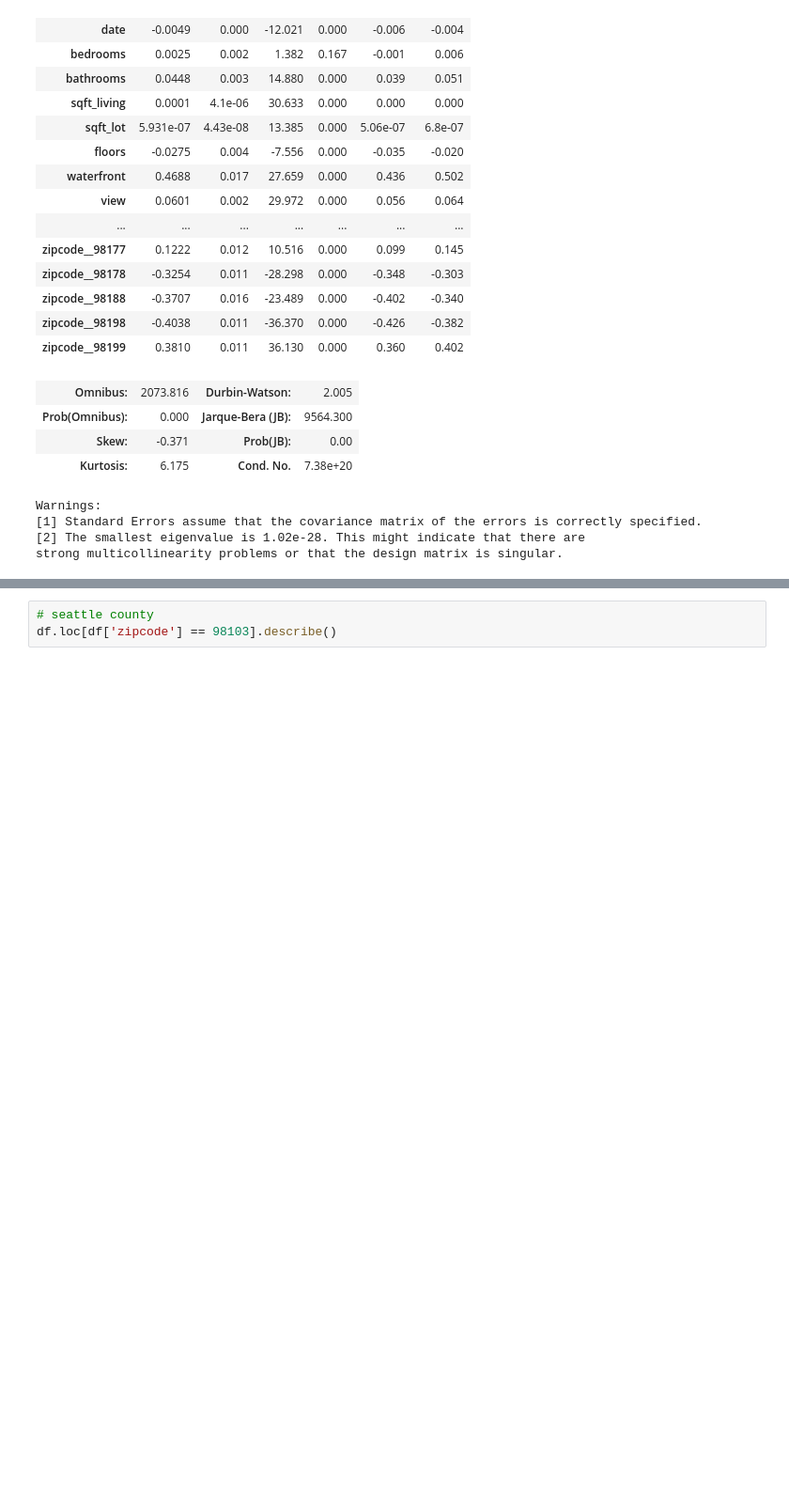
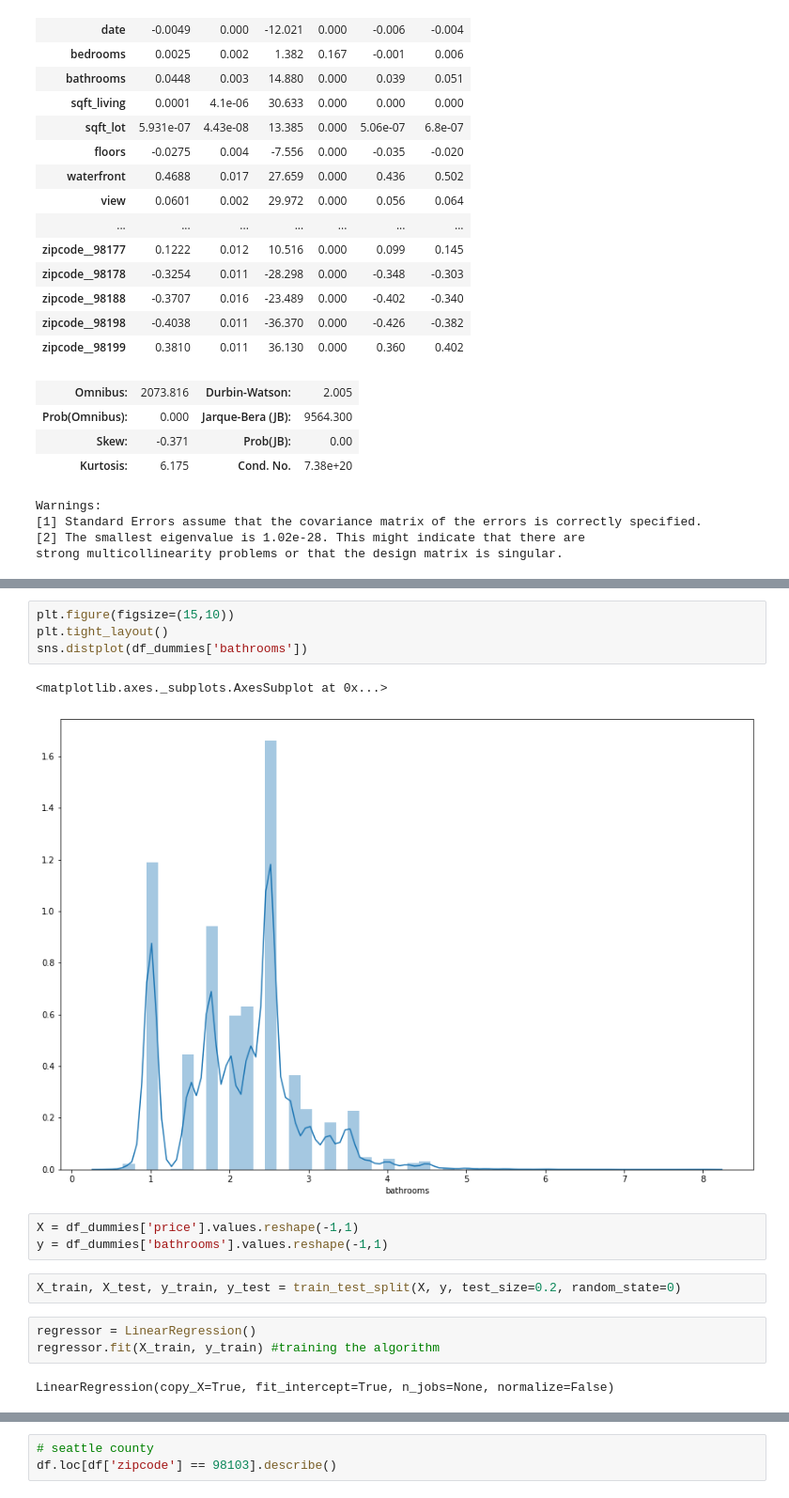
Before and after one commit to kmcnicoll/KyleMatt, a Jupyter notebook: kc_housing_data - wip - finch.ipynb, the cells around one changed output, grey strips where cells are left out. Shown at 94% size. Saved outputs shown, nothing was run; the diff lists cells and outputs as text; blank space fills up the shorter version.

```diff
--- a/kc_housing_data - wip - finch.ipynb
+++ b/kc_housing_data - wip - finch.ipynb
@@ -476,0 +601,17 @@ strong multicollinearity problems or that the design matrix is singular.
+# %%
+plt.figure(figsize=(15,10))
+plt.tight_layout()
+sns.distplot(df_dummies['bathrooms'])
+# %% [output]
+<matplotlib.axes._subplots.AxesSubplot at 0x...>
+[figure, added]
+# %%
+X = df_dummies['price'].values.reshape(-1,1)
+y = df_dummies['bathrooms'].values.reshape(-1,1)
+# %%
+X_train, X_test, y_train, y_test = train_test_split(X, y, test_size=0.2, random_state=0)
+# %%
+regressor = LinearRegression()
+regressor.fit(X_train, y_train) #training the algorithm
+# %% [output]
+LinearRegression(copy_X=True, fit_intercept=True, n_jobs=None, normalize=False)
```
Also changed, not shown: parts of 13 cells of this notebook.
